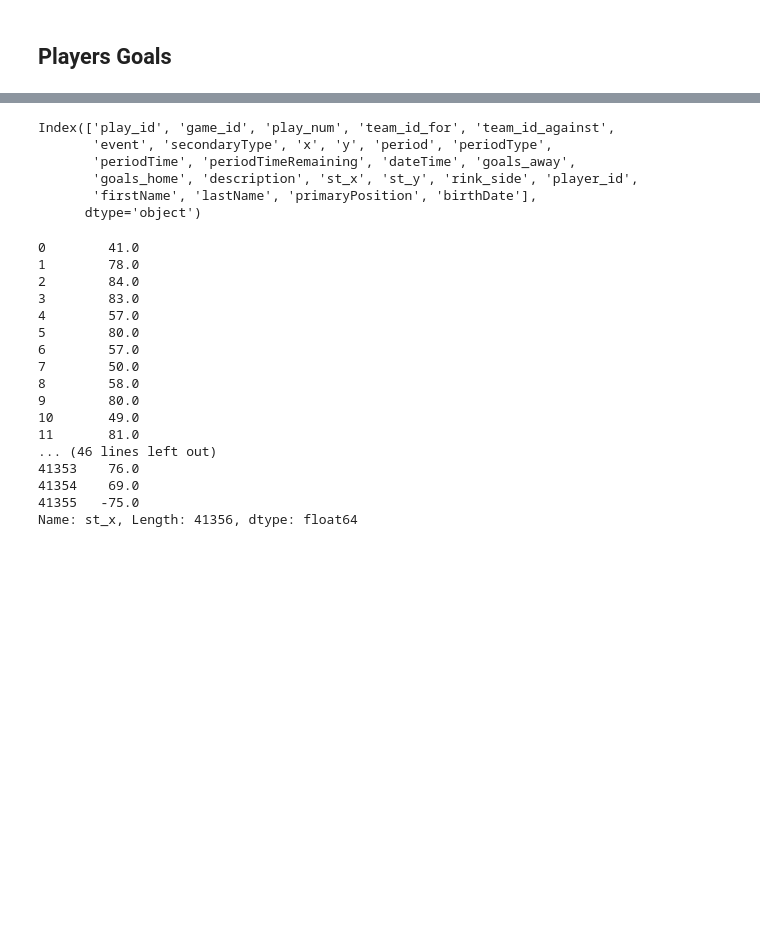
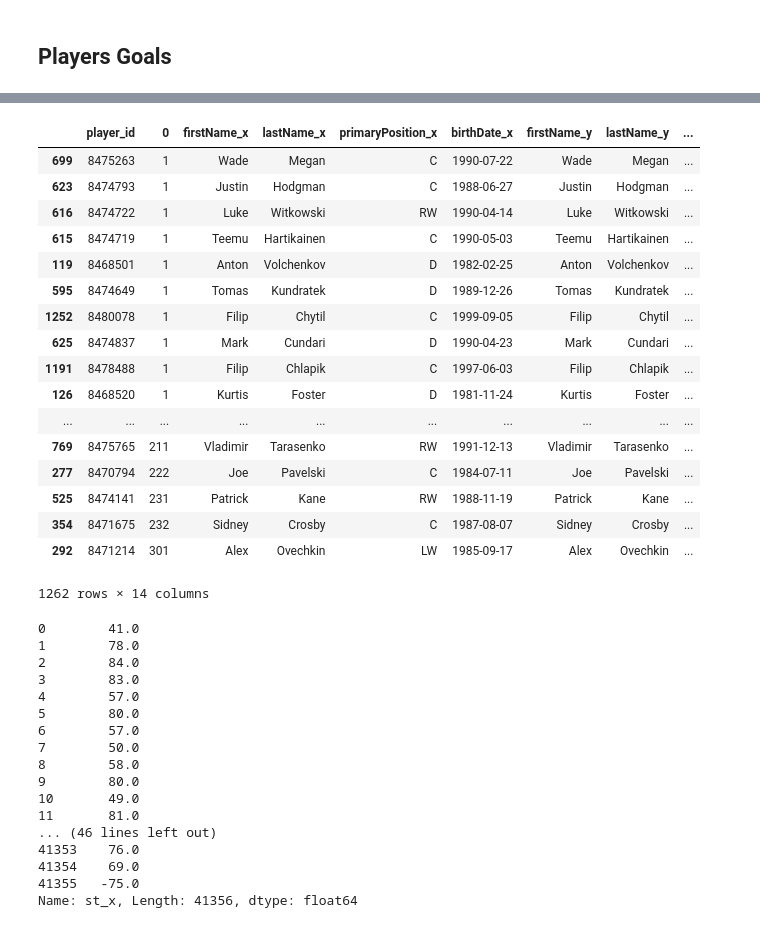
Before and after one commit to lapalap/NHL_Visualization, a Jupyter notebook: Py_data_cooking.ipynb, the cells around one changed output, grey strips where cells are left out. Saved outputs shown, nothing was run; the diff lists cells and outputs as text; code cells hidden in the pictures; blank space fills up the shorter version.

```diff
--- a/Py_data_cooking.ipynb
+++ b/Py_data_cooking.ipynb
@@ -111,0 +118,3 @@ Player_stat_detailed[['goals','firstName',
+# %%
+total_goals = pd.DataFrame(Goals.groupby(['player_id']).size())
+total_goals
@@ -127,12 +143,25 @@ Goals = pd.merge(Goals, PlayerInf[['player_id', 'firstName', 'lastName', 'primar
-# %%
-Goals.columns
-# %% [output]
-Index(['play_id', 'game_id', 'play_num', 'team_id_for', 'team_id_against',
-       'event', 'secondaryType', 'x', 'y', 'period', 'periodType',
-       'periodTime', 'periodTimeRemaining', 'dateTime', 'goals_away',
-       'goals_home', 'description', 'st_x', 'st_y', 'rink_side', 'player_id',
-       'firstName', 'lastName', 'primaryPosition', 'birthDate'],
-      dtype='object')
+# %%
+total_goals =  pd.merge(total_goals, PlayerInf[['player_id', 'firstName', 'lastName', 'primaryPosition', 'birthDate']], on = 'player_id')
+total_goals.sort_values(by=[0])
+# %% [output]
+|  | player_id | 0 | firstName_x | lastName_x | primaryPosition_x | birthDate_x | firstName_y | lastName_y | ... |
+| 699 | 8475263 | 1 | Wade | Megan | C | 1990-07-22 | Wade | Megan | ... |
+| 623 | 8474793 | 1 | Justin | Hodgman | C | 1988-06-27 | Justin | Hodgman | ... |
+| 616 | 8474722 | 1 | Luke | Witkowski | RW | 1990-04-14 | Luke | Witkowski | ... |
+| 615 | 8474719 | 1 | Teemu | Hartikainen | C | 1990-05-03 | Teemu | Hartikainen | ... |
+| 119 | 8468501 | 1 | Anton | Volchenkov | D | 1982-02-25 | Anton | Volchenkov | ... |
+| 595 | 8474649 | 1 | Tomas | Kundratek | D | 1989-12-26 | Tomas | Kundratek | ... |
+| 1252 | 8480078 | 1 | Filip | Chytil | C | 1999-09-05 | Filip | Chytil | ... |
+| 625 | 8474837 | 1 | Mark | Cundari | D | 1990-04-23 | Mark | Cundari | ... |
+| 1191 | 8478488 | 1 | Filip | Chlapik | C | 1997-06-03 | Filip | Chlapik | ... |
+| 126 | 8468520 | 1 | Kurtis | Foster | D | 1981-11-24 | Kurtis | Foster | ... |
+| ... | ... | ... | ... | ... | ... | ... | ... | ... | ... |
+| 769 | 8475765 | 211 | Vladimir | Tarasenko | RW | 1991-12-13 | Vladimir | Tarasenko | ... |
+| 277 | 8470794 | 222 | Joe | Pavelski | C | 1984-07-11 | Joe | Pavelski | ... |
+| 525 | 8474141 | 231 | Patrick | Kane | RW | 1988-11-19 | Patrick | Kane | ... |
+| 354 | 8471675 | 232 | Sidney | Crosby | C | 1987-08-07 | Sidney | Crosby | ... |
+| 292 | 8471214 | 301 | Alex | Ovechkin | LW | 1985-09-17 | Alex | Ovechkin | ... |
+1262 rows × 14 columns
 # %%
 def GoalLocations(name, lastname):
     x,y = np.array(Goals[(Goals['lastName'] == lastname) & (Goals['firstName'] == name)]['st_x']),\
```
Also changed, not shown: parts of 6 cells of this notebook, 2 other files.
